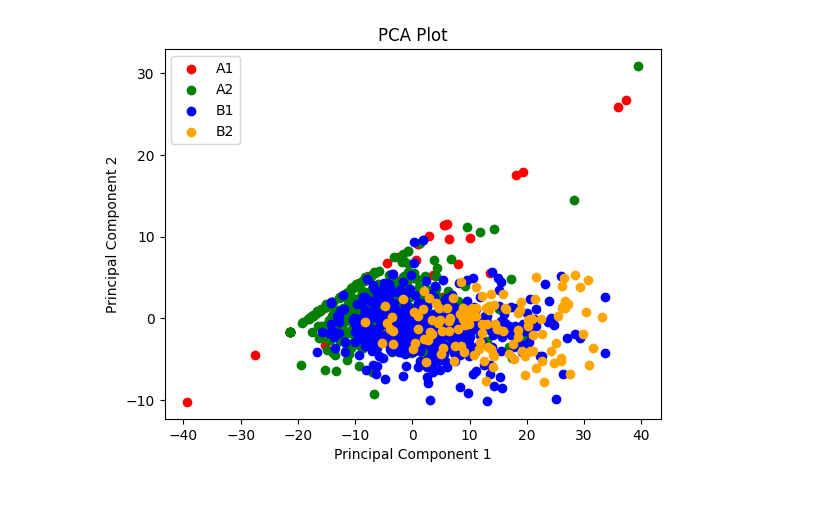
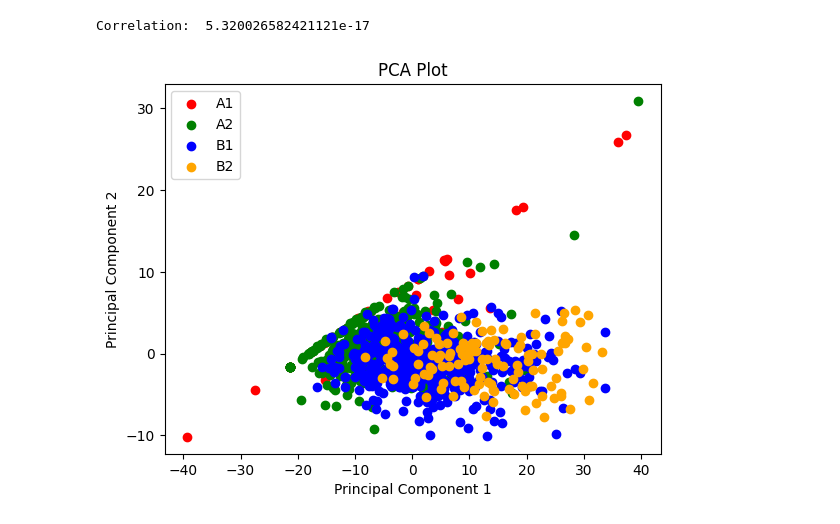
Before and after one commit to Vakhranev/MDB, a Jupyter notebook: PCA_для_VRT.ipynb, the cells around one changed output. Cells and saved outputs as stored; diff of their text form; code cells hidden in the pictures.

```diff
--- a/PCA_для_VRT.ipynb
+++ b/PCA_для_VRT.ipynb
@@ -21,6 +21,7 @@ Successfully built docopt
 Installing collected packages: pymorphy2-dicts-ru, docopt, dawg-python, pymorphy2
 Successfully installed dawg-python-0.7.2 docopt-0.6.2 pymorphy2-0.9.1 pymorphy2-dicts-ru-2.4.417127.4579844
 # %%
+
 import os
 import re
 import pandas as pd
@@ -92,31 +93,38 @@ for level_folder in os.listdir(data_folder):
                     a2_percentage = round(a2_percentage, 2)
                     b1_percentage = round(b1_percentage, 2)
                     b2_percentage = round(b2_percentage, 2)
                     no_match_percentage = round(no_match_percentage, 2)
 
                     # Добавление результатов в DataFrame
                     row = [filename, unique_lemmas_count, a1_percentage, a2_percentage, b1_percentage, b2_percentage, no_match_percentage, level]
                     results_df.loc[len(results_df)] = row
 
 # Сохранение результатов в файл students_data.csv
 results_df.to_csv("students_data.csv", index=False)
 
 # Вычисление PCA
 pca = PCA(n_components=2)
 level_labels = results_df["Level"].unique()
 level_labels.sort()
 level_colors = ["red", "green", "blue", "orange"]
 pca_data = pca.fit_transform(results_df[["A1 Percentage", "A2 Percentage", "B1 Percentage", "B2 Percentage"]])
 
+# Вычисление корреляций
+correlation_matrix = np.corrcoef(pca_data[:, 0], pca_data[:, 1])
+
+# Вывод корреляции
+print("Correlation: ", correlation_matrix[0, 1])
+
 # Построение диаграммы
 fig, ax = plt.subplots()
 for level_label, level_color in zip(level_labels, level_colors):
     indices = results_df["Level"] == level_label
     ax.scatter(pca_data[indices, 0], pca_data[indices, 1], c=level_color, label=level_label)
 ax.legend()
 plt.xlabel("Principal Component 1")
 plt.ylabel("Principal Component 2")
 plt.title("PCA Plot")
 plt.show()
 # %% [output]
+Correlation:  5.320026582421121e-17
-[figure, old version]
+[figure, new version]
```
Also changed, not shown: parts of 1 cell of this notebook.
